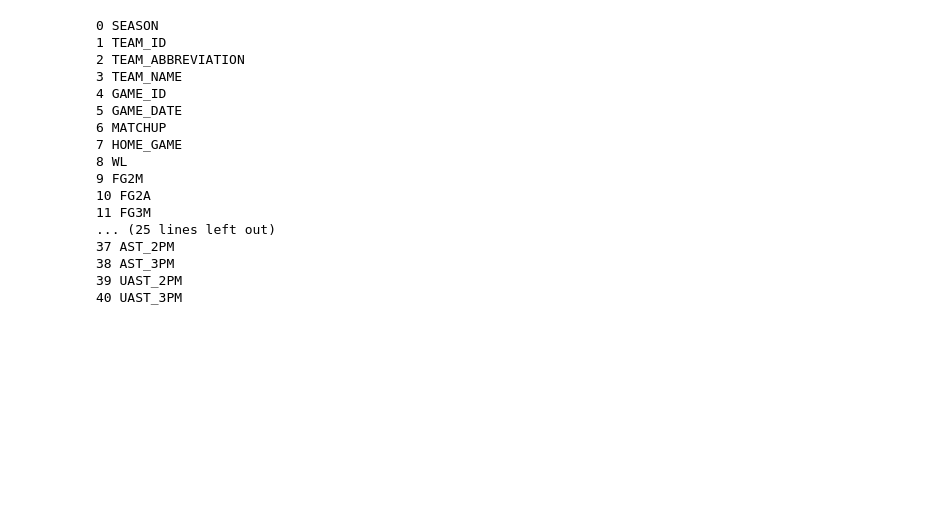
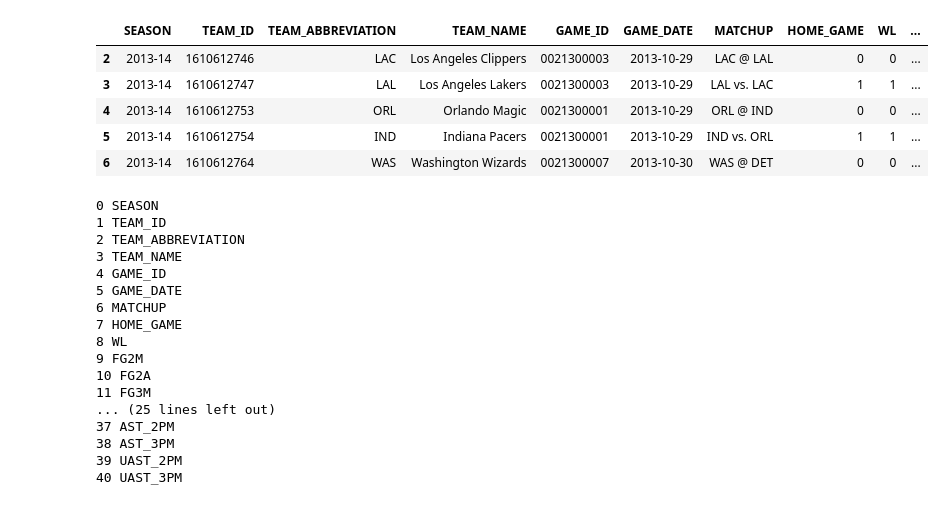
Before and after one commit to apensotti/NBA_Models, a Jupyter notebook: src/notebooks/model2.ipynb, the cells around one changed output. Cells and saved outputs as stored; diff of their text form; code cells hidden in the pictures; blank space fills up the shorter version.

```diff
--- a/src/notebooks/model2.ipynb
+++ b/src/notebooks/model2.ipynb
@@ -40,6 +24,15 @@ data = clean.load_team_data()
 data = clean.clean_team_data(data)
 data = data.dropna(subset='PCT_PTS_2PT')
 data = clean.convert_pcts(data)
+# %%
+data.head()
+# %% [output]
+|  | SEASON | TEAM_ID | TEAM_ABBREVIATION | TEAM_NAME | GAME_ID | GAME_DATE | MATCHUP | HOME_GAME | WL | ... |
+| 2 | 2013-14 | 1610612746 | LAC | Los Angeles Clippers | 0021300003 | 2013-10-29 | LAC @ LAL | 0 | 0 | ... |
+| 3 | 2013-14 | 1610612747 | LAL | Los Angeles Lakers | 0021300003 | 2013-10-29 | LAL vs. LAC | 1 | 1 | ... |
+| 4 | 2013-14 | 1610612753 | ORL | Orlando Magic | 0021300001 | 2013-10-29 | ORL @ IND | 0 | 0 | ... |
+| 5 | 2013-14 | 1610612754 | IND | Indiana Pacers | 0021300001 | 2013-10-29 | IND vs. ORL | 1 | 1 | ... |
+| 6 | 2013-14 | 1610612764 | WAS | Washington Wizards | 0021300007 | 2013-10-30 | WAS @ DET | 0 | 0 | ... |
 # %%
 for i, name in enumerate(data.columns):
     print(i, name)
```
Also changed, not shown: parts of 11 cells of this notebook.
